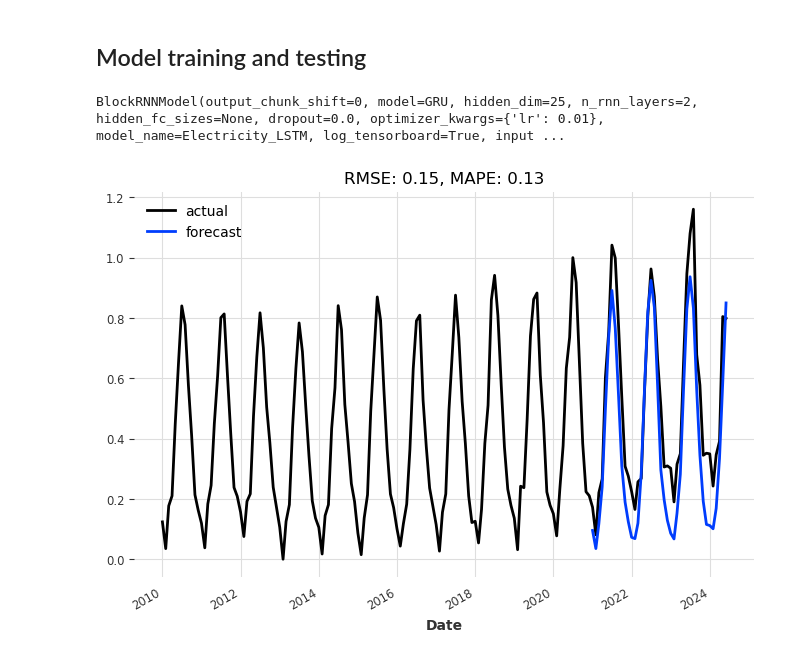
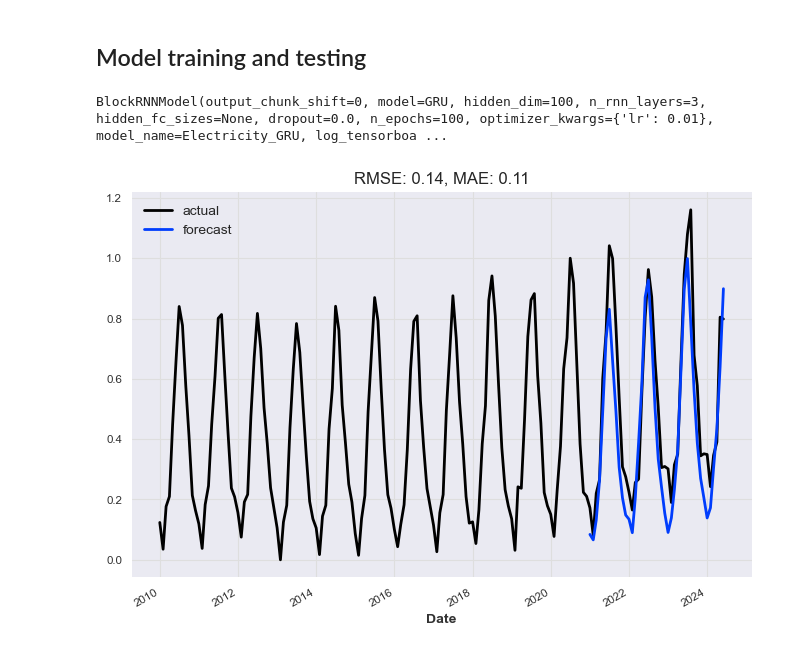
Before and after one commit to TheVeryCoolJackson/COMPSCI760-Electricity-Timeseries, a Jupyter notebook: RNN_test/RNN_test.ipynb, the cells around one changed output. Cells and saved outputs as stored; diff of their text form; code cells hidden in the pictures.

Commit message:
GRU optimization, include immigration data, check MAPE

```diff
--- a/RNN_test/RNN_test.ipynb
+++ b/RNN_test/RNN_test.ipynb
@@ -26,3 +28,10 @@ electricity_consumption
 | 172 | 2024-05-01 | 115.75 | 13.35 | 12.80 | 3.75 | ... |
 | 173 | 2024-06-01 | 133.50 | 13.60 | 13.35 | 3.35 | ... |
 174 rows × 11 columns
+# %%
+# read immigration data
+immigration = pd.read_csv("../immigrationData/immigration_population_type.csv")
+immigration['Date'] = pd.to_datetime(immigration['Date'], format='%Y-%m-%d')
+immigration['Date'] = immigration['Date'] - pd.offsets.MonthEnd(1) + pd.offsets.Day(1)
+electricity_consumption['Date'] = pd.to_datetime(electricity_consumption['Date'], format='%Y-%m-%d')
+electricity_consumption = electricity_consumption.merge(immigration, on='Date', how='left')
@@ -64,15 +89,20 @@ from darts.utils.timeseries_generation import datetime_attribute_timeseries
 
 scaler = MinMaxScaler(feature_range=(0, 1))
 transformer = Scaler(scaler)
+transformer_target = Scaler(scaler)
+
+train_target_og = train['Est. Total consumption (GWh)']
+val_target_og = val['Est. Total consumption (GWh)']
+train_target = transformer_target.fit_transform(train_target_og)
+val_target = transformer_target.transform(val_target_og)
+
 train_transformed = transformer.fit_transform(train)
 val_transformed = transformer.transform(val)
 series_transformed = transformer.transform(ts)
 
-#split Timeseries into target and past covariates
-train_target = train_transformed['Est. Total consumption (GWh)']
-val_target = val_transformed['Est. Total consumption (GWh)']
-train_past_cov = train_transformed[['Mean Air Temperature in Celsius', 'Mean Vapour Pressure Hpa']]
-val_past_cov = val_transformed[['Days Of Wind Gust >= 24 Knots in Day', 'Mean Air Temperature in Celsius', 'Mean Vapour Pressure Hpa']]
+#split past covariates
+train_past_cov = train_transformed[['Days Of Wind Gust >= 24 Knots in Day', 'Mean Air Temperature in Celsius', 'Mean Vapour Pressure Hpa', 'Count']]
+val_past_cov = val_transformed[['Days Of Wind Gust >= 24 Knots in Day', 'Mean Air Temperature in Celsius', 'Mean Vapour Pressure Hpa', 'Count']]
 
 # replace missing value with the mean of column
 train_past_cov = train_past_cov.pd_dataframe()
@@ -91,36 +138,38 @@ import logging
 
 logging.disable(logging.CRITICAL)
 # %%
-model_lstm = BlockRNNModel(
+model_gru = BlockRNNModel(
     model="GRU",
-
-    n_rnn_layers=2,
+    n_rnn_layers=3,
+    hidden_dim=100,
+    n_epochs=100,
     optimizer_kwargs={"lr": 1e-2},
-    model_name="Electricity_LSTM",
+    model_name="Electricity_GRU",
     log_tensorboard=True,
     input_chunk_length=36,
     save_checkpoints=True,
     force_reset = True,
-    output_chunk_length=42
+    output_chunk_length=42,
+    random_state=20
 )
 
-model_lstm.fit( train_target,
-
+model_gru.fit(train_target,
+   past_covariates = train_past_cov,
     verbose=False)
 # %% [output]
-BlockRNNModel(output_chunk_shift=0, model=GRU, hidden_dim=25, n_rnn_layers=2, hidden_fc_sizes=None, dropout=0.0, optimizer_kwargs={'lr': 0.01}, model_name=Electricity_LSTM, log_tensorboard=True, input ...
+BlockRNNModel(output_chunk_shift=0, model=GRU, hidden_dim=100, n_rnn_layers=3, hidden_fc_sizes=None, dropout=0.0, n_epochs=100, optimizer_kwargs={'lr': 0.01}, model_name=Electricity_GRU, log_tensorboa ...
 # %%
 def eval_model(model):
     pred_series = model.predict(n=42)
     plt.figure(figsize=(8, 5))
     series_transformed['Est. Total consumption (GWh)'].plot(label="actual")
     pred_series['Est. Total consumption (GWh)'].plot(label="forecast")
-    plt.title("RMSE: {:.2f}, MAPE: {:.2f}".format(rmse(val_target, pred_series), mae(val_target, pred_series)))
+    plt.title("RMSE: {:.2f}, MAE: {:.2f}".format(rmse(val_target, pred_series), mae(val_target, pred_series)))
     plt.legend()
     return pred_series
 
-pred_series_transformed = eval_model(model_lstm)
+pred_series_transformed = eval_model(model_gru)
 
 # Mean Absolute Percentage Error
 # %% [output]
-[figure, old version]
+[figure, new version]
```
Also changed, not shown: parts of 11 cells of this notebook, 1 other file.
